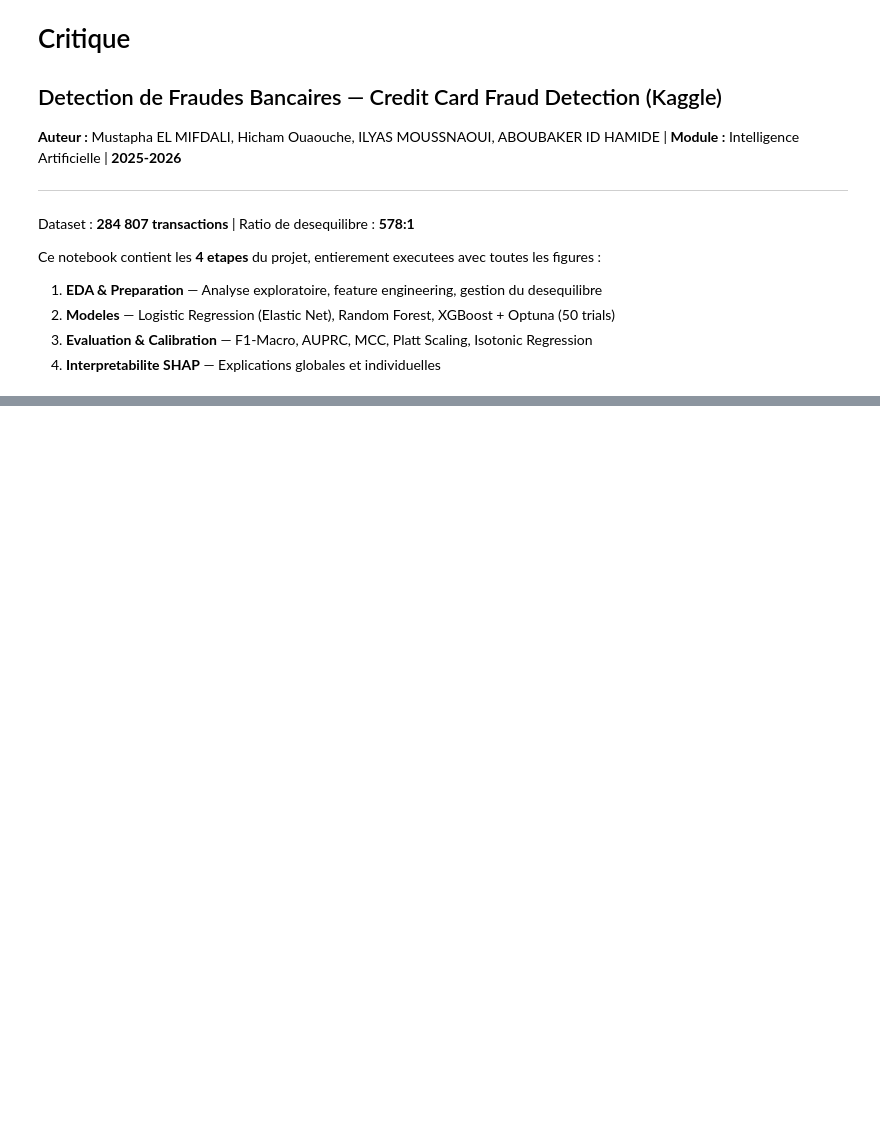
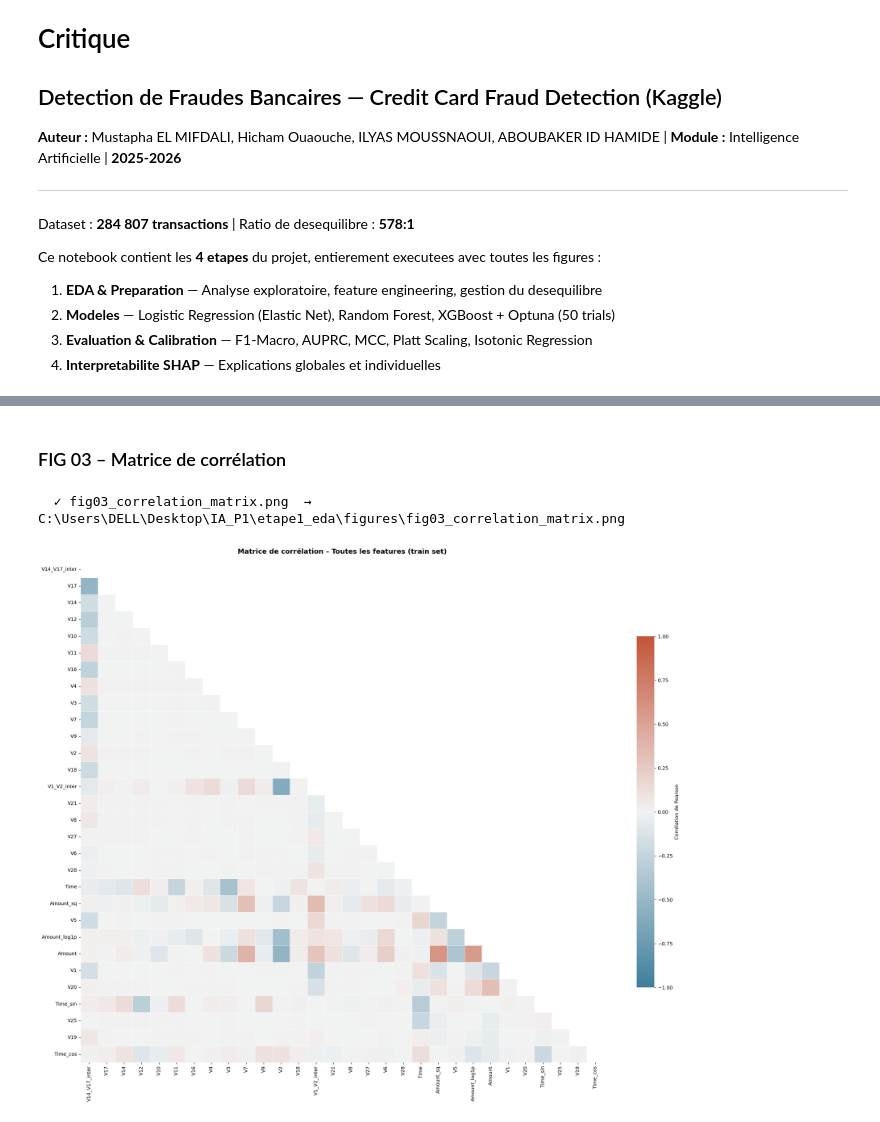
Before and after one commit to Mustapha-ELMIFDALI/IA_P1, a Jupyter notebook: notebook-projet-ai.ipynb, the cells around one changed output, grey strips where cells are left out. Cells and saved outputs as stored; diff of their text form; code cells hidden in the pictures; blank space fills up the shorter version.

```diff
--- a/notebook-projet-ai.ipynb
+++ b/notebook-projet-ai.ipynb
@@ -14,0 +297,18 @@ Ce notebook contient les **4 etapes** du projet, entierement executees avec tout
+# %% [markdown]
+### FIG 03 – Matrice de corrélation
+# %%
+fig, ax = plt.subplots(figsize=(20, 16))
+corr = X_train.corr()
+mask = np.triu(np.ones_like(corr, dtype=bool))
+cmap = sns.diverging_palette(230, 20, as_cmap=True)
+sns.heatmap(corr, mask=mask, cmap=cmap, center=0, vmin=-1, vmax=1,
+            linewidths=0.3, ax=ax,
+            cbar_kws={"shrink": 0.7, "label": "Corrélation de Pearson"})
+ax.set_title("Matrice de corrélation – Toutes les features (train set)",
+             fontsize=14, fontweight="bold", pad=15)
+plt.tight_layout()
+save_fig(fig, "fig03_correlation_matrix.png")
+plt.show()
+# %% [output]
+  ✓ fig03_correlation_matrix.png  →  C:\Users\DELL\Desktop\IA_P1\etape1_eda\figures\fig03_correlation_matrix.png
+[figure, added]
```
Also changed, not shown: parts of 32 cells of this notebook, 14 other files.
